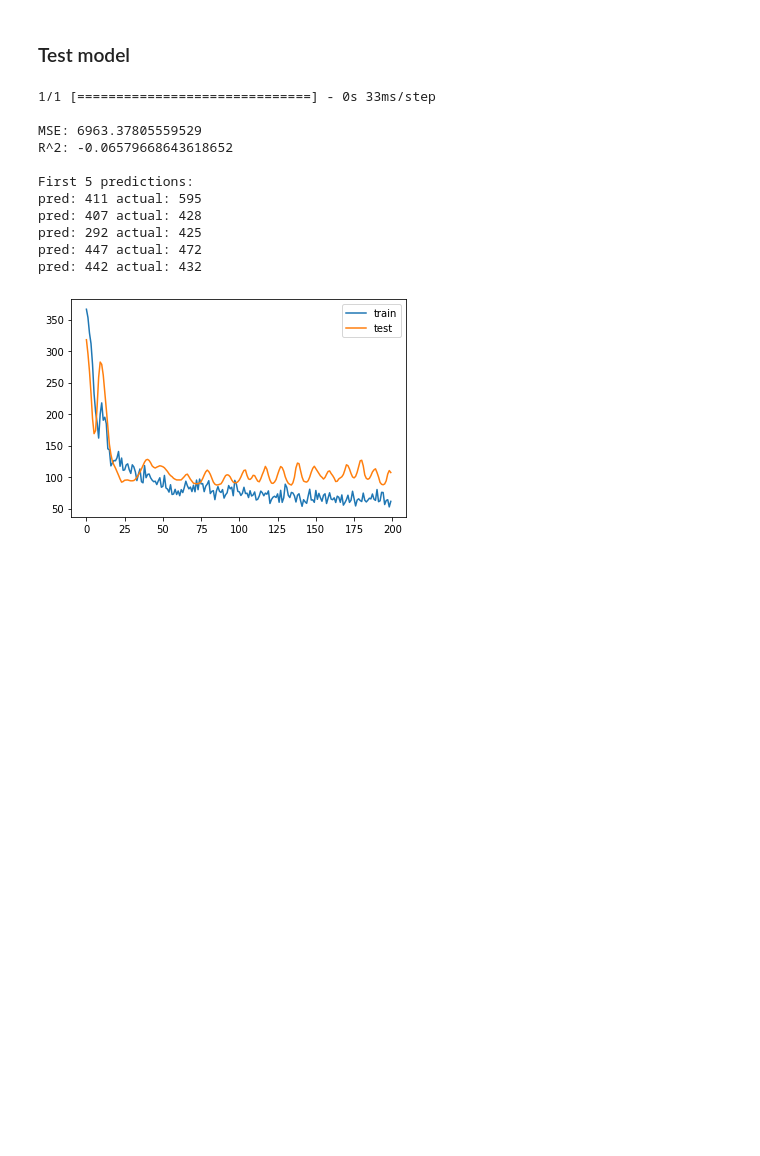
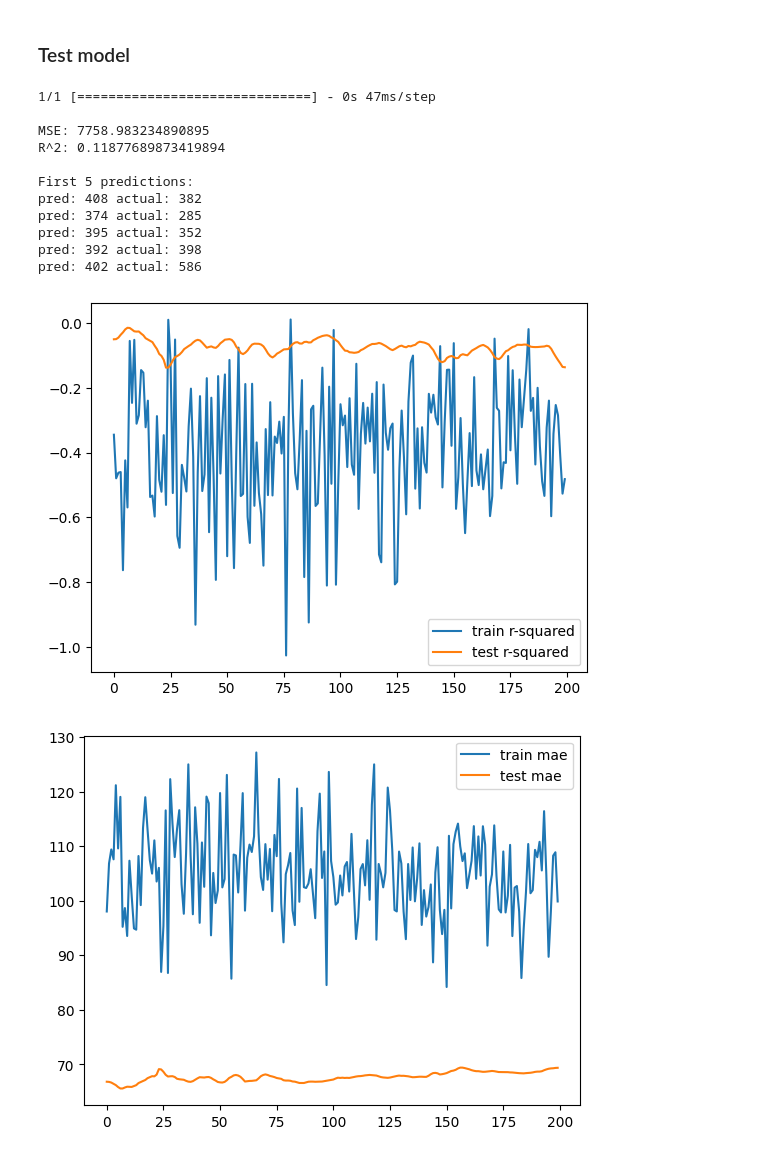
Before and after one commit to cristianionescu7/ERP_group3, a Jupyter notebook: rnn.ipynb, the cells around one changed output. Cells and saved outputs as stored; diff of their text form; code cells hidden in the pictures; blank space fills up the shorter version.

```diff
--- a/rnn.ipynb
+++ b/rnn.ipynb
@@ -74,8 +91,8 @@ float64
 # %%
 from sklearn.model_selection import train_test_split
 # %%
-X = np.concatenate((n400_control, p600_control), axis=0)
-y = np.reshape(spr_control, (90, 1, 1))
+X = np.concatenate((n400_script_related, p600_script_related), axis=0)
+y = np.reshape(spr_script_related, (90, 1, 1))
 
 # reshape x to have 90 in first dimension
-X = np.reshape(X, (90, X.shape[0], 26))
+X = np.reshape(X, (90, X.shape[0], 33))
@@ -111,19 +148,19 @@ from keras import layers, Sequential
 # make an rnn model that takes in the n400 and p600 data and predicts the spr data
 
 model = Sequential()
-model.add(layers.Input(shape=(2, 26)))
-model.add(layers.LSTM(32, input_shape=(2, 26)))
-model.add(layers.Dense(64, activation="relu"))
+model.add(layers.Input(shape=(2, 33)))
+model.add(layers.LSTM(32, input_shape=(2, 33)))
+#model.add(layers.Dense(64, activation="relu"))
 model.add(layers.Dropout(0.2))
 model.add(layers.Dense(128, activation="relu"))
-model.add(layers.Dropout(0.2))
+model.add(layers.Dropout(0.3))
 model.add(layers.Dense(256, activation="relu"))
-model.add(layers.Dropout(0.2))
-model.add(layers.Dense(128, activation="relu"))
-model.add(layers.Dropout(0.2))
-model.add(layers.Dense(64, activation="relu"))
-model.add(layers.Dropout(0.2))
-model.add(layers.Dense(32, activation="relu"))
+model.add(layers.Dropout(0.3))
+#model.add(layers.Dense(128, activation="relu"))
+#model.add(layers.Dropout(0.2))
+#model.add(layers.Dense(64, activation="relu"))
+model.add(layers.Dropout(0.25))
+#model.add(layers.Dense(32, activation="relu"))
 model.add(layers.Dropout(0.2))
 model.add(layers.Dense(16, activation="relu"))
 model.add(layers.Dense(1, activation="relu"))
@@ -150,6 +187,6 @@ Trainable params: 94,785
 Non-trainable params: 0
 _________________________________________________________________
 # %%
-history = model.fit(X_train, y_train, epochs=200, batch_size=64, validation_split=0.2)
+history = model.fit(X_train, y_train, epochs=200, batch_size=64, validation_split=0.3)
 # %% [output]
 Epoch 1/200
@@ -189,26 +226,37 @@ print(f"R^2: {r_squared}")
 print("\nFirst 5 predictions: ")
 for i in range(min(len(pred), 5)):
     print(f"pred: {round(pred[i])}", end=" ")
-    print(f"actual: {round(y_test_[i])}")
+    print(f"actual: {round(y_test_[i][0])}")
 # %% [output]
-1/1 [==============================] - 0s 33ms/step
+1/1 [==============================] - 0s 47ms/step
 
-MSE: 6963.37805559529
-R^2: -0.06579668643618652
+MSE: 7758.983234890895
+R^2: 0.11877689873419894
 
 First 5 predictions:
-pred: 411 actual: 595
-pred: 407 actual: 428
-pred: 292 actual: 425
-pred: 447 actual: 472
-pred: 442 actual: 432
+pred: 408 actual: 382
+pred: 374 actual: 285
+pred: 395 actual: 352
+pred: 392 actual: 398
+pred: 402 actual: 586
 # %%
 # plot history
 import matplotlib.pyplot as plt
 
-plt.plot(history.history['loss'], label='train')
-plt.plot(history.history['val_loss'], label='test')
+plt.plot(history.history['r_squared'], label='train r-squared')
+plt.plot(history.history['val_r_squared'], label='test r-squared')
 plt.legend()
 plt.show()
+
+plt.plot(history.history['mae'], label='train mae')
+plt.plot(history.history['val_mae'], label='test mae')
+plt.legend()
+plt.show()
+
+plt.plot(history.history['loss'], label='train loss')
+plt.plot(history.history['val_loss'], label='test loss')
+plt.legend()
+plt.show()
 # %% [output]
-[figure, old version]
+[figure, new version]
+[figure, added]
```
Also changed, not shown: parts of 10 cells of this notebook.
